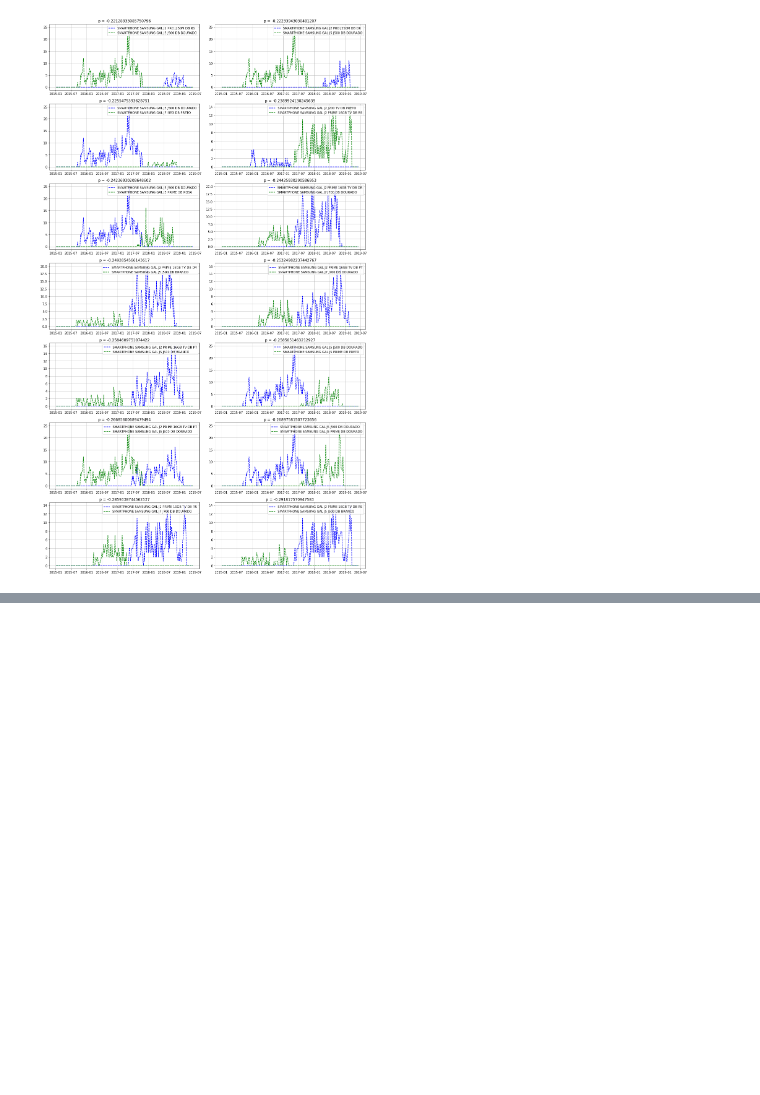
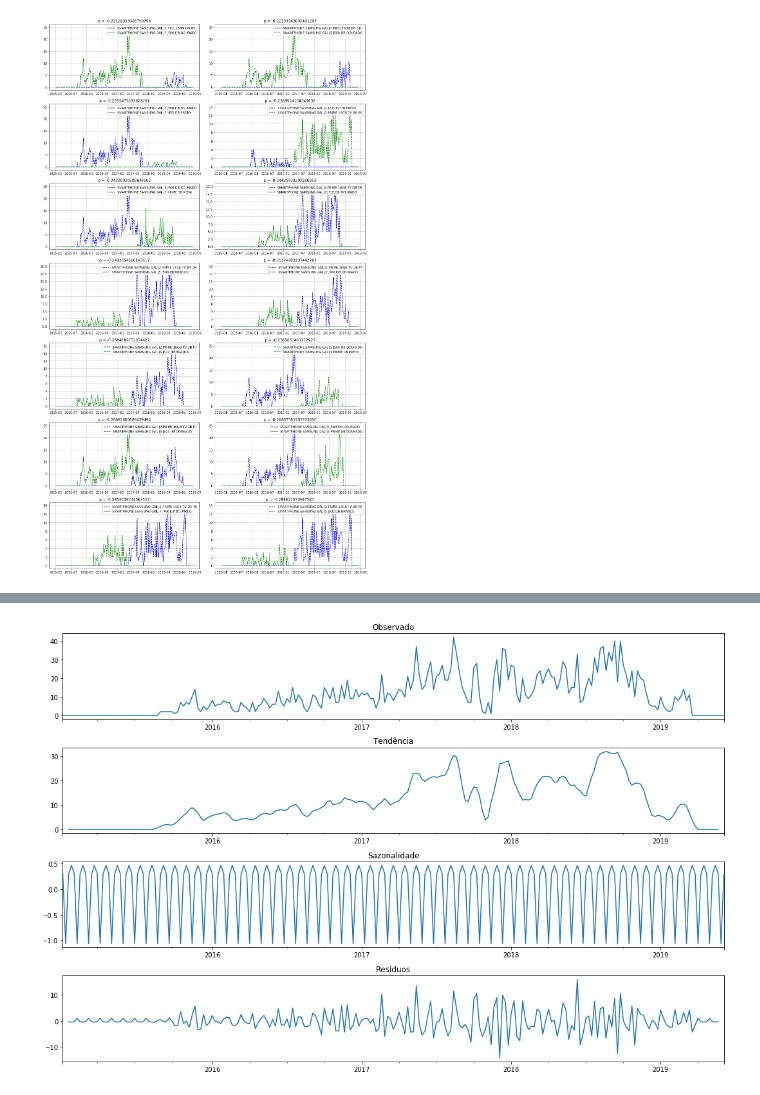
Before and after one commit to LuyzaDomingos/PrevisaoVendasFinalVersion, a Jupyter notebook: previsao/Celulares.ipynb, the cells around one changed output, grey strips where cells are left out. Saved outputs shown, nothing was run; the diff lists cells and outputs as text; code cells hidden in the pictures; blank space fills up the shorter version.

```diff
--- a/previsao/Celulares.ipynb
+++ b/previsao/Celulares.ipynb
@@ -362,0 +182,17 @@ plt.legend([x[0],x[2]], loc ='upper right')
+# %%
+dfw['j2_prime_successor'] = dfw['j2_prime'] + dfw['SMARTPHONE SAMSUNG GAL J7 J700 DB BRANCO'] + dfw['SMARTPHONE SAMSUNG GAL J7 J700 DB DOURADO'] + dfw['SMARTPHONE SAMSUNG GAL J5 J500 DB BRANCO'] + dfw['SMARTPHONE SAMSUNG GAL J5 J500 DB DOURADO']
+# %%
+result = seasonal_decompose(dfw['j2_prime_successor'], model = 'additive', freq = 4)
+
+#Cria 4 figs
+fig, (ax1,ax2,ax3,ax4) = plt.subplots(4,1, figsize =(15,10))
+
+#Plota
+result.observed.plot(ax = ax1, title = "Observado")
+result.trend.plot(ax = ax2, title = "Tendência")
+result.seasonal.plot(ax = ax3, title = "Sazonalidade")
+result.resid.plot(ax = ax4, title = "Resíduos")
+
+plt.tight_layout()
+# %% [output]
+[figure, added]
```
Also changed, not shown: parts of 38 cells of this notebook.
